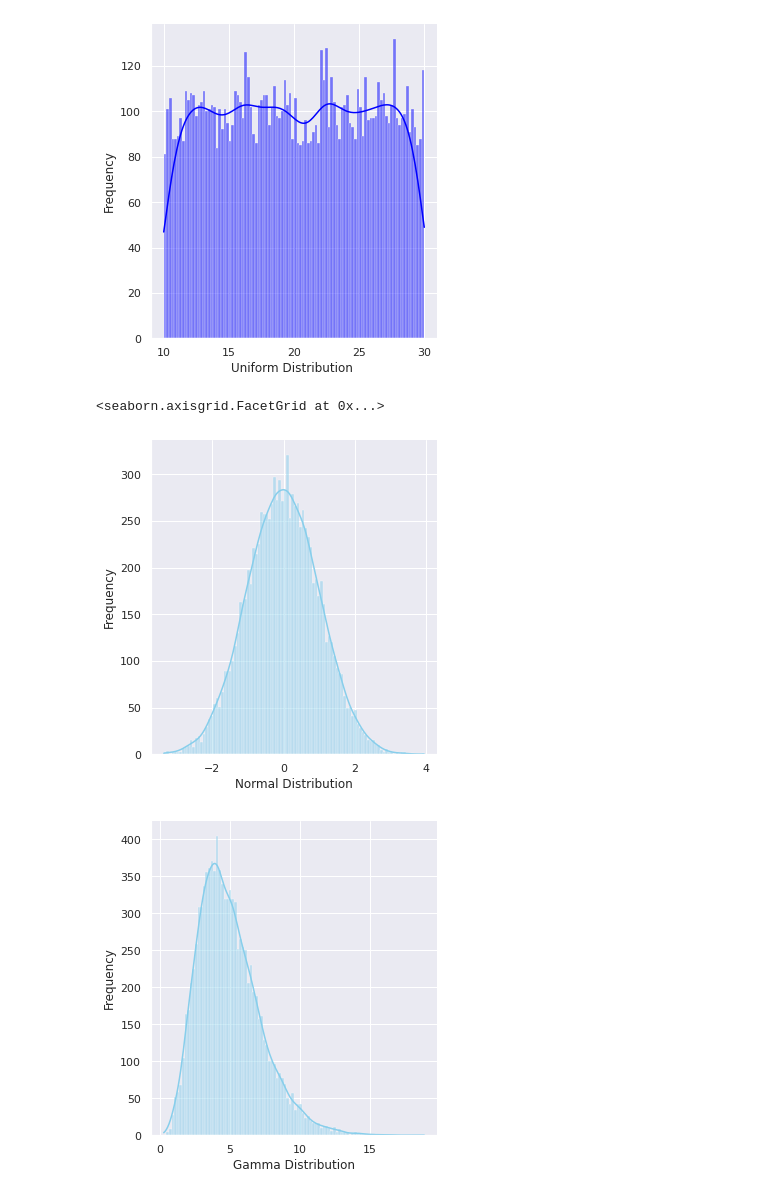
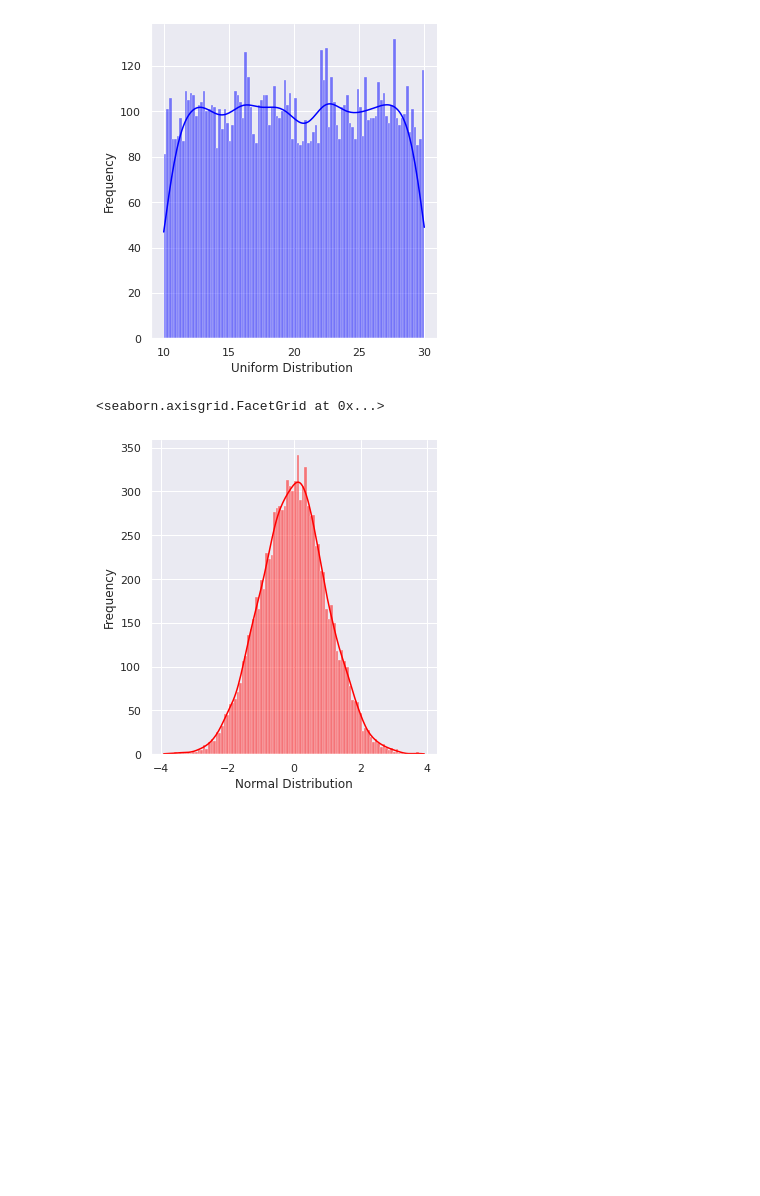
Before and after one commit to Madhu-Mitra/DS, a Jupyter notebook: probability distribution.ipynb, the cells around one changed output. Saved outputs shown, nothing was run; the diff lists cells and outputs as text; code cells hidden in the pictures; blank space fills up the shorter version.

```diff
--- a/probability distribution.ipynb
+++ b/probability distribution.ipynb
@@ -31,22 +31,13 @@ ax.set(xlabel='Uniform Distribution ', ylabel='Frequency')
 # %%
 from scipy.stats import norm
 # generate random numbers from N(0,1)
 data_normal = norm.rvs(size=10000,loc=0,scale=1)
 ax = sns.displot(data_normal,
                   bins=100,
                   kde=True,
-                  color='skyblue',
+                  color='red',
                   )
 ax.set(xlabel='Normal Distribution', ylabel='Frequency')
-from scipy.stats import gamma
-data_gamma = gamma.rvs(a=5, size=10000)
-ax = sns.displot(data_gamma,
-                  kde=True,
-                  bins=100,
-                  color='skyblue',
-                 )
-ax.set(xlabel='Gamma Distribution', ylabel='Frequency')
 # %% [output]
 <seaborn.axisgrid.FacetGrid at 0x...>
-[figure, old version]
+[figure, new version]
-[figure, removed]
```
Also changed, not shown: parts of 7 cells of this notebook.
